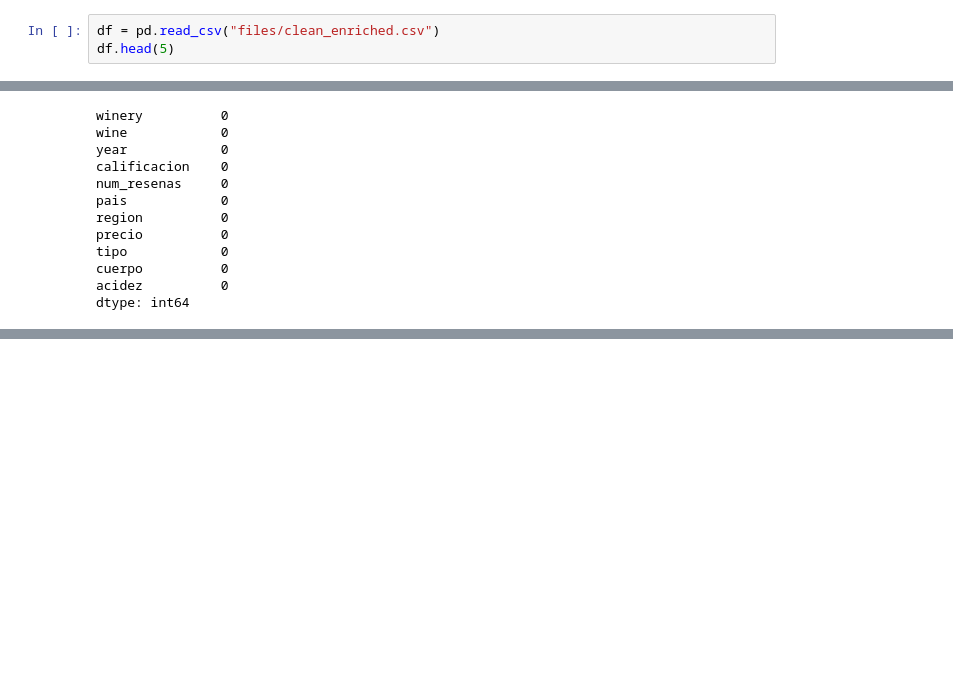
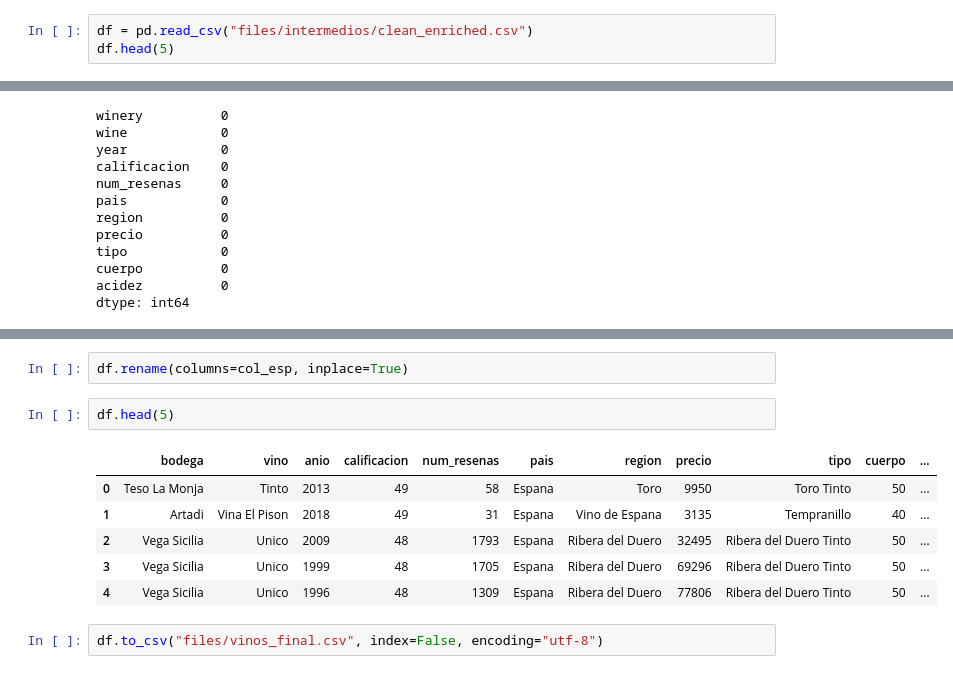
Before and after one commit to NataliaHerrera-DA/proyecto-da-promo-60-modulo-4-team-1, a Jupyter notebook: ETL.ipynb, the cells around one changed output, grey strips where cells are left out. Drawn from its saved outputs; the diff is of its cells as text; blank space fills up the shorter version.

Commit message:
vinos_final actualización

```diff
--- a/ETL.ipynb
+++ b/ETL.ipynb
@@ -590,7 +590,7 @@ cuerpo          165
 acidez          165
 dtype: int64
 # %%
-df = pd.read_csv("files/clean_enriched.csv")
+df = pd.read_csv("files/intermedios/clean_enriched.csv")
 df.head(5)
 # %% [output]
 |  | winery | wine | year | calificacion | num_resenas | pais | region | precio | tipo | cuerpo | ... |
@@ -622,0 +644,13 @@ dtype: int64
+# %%
+df.rename(columns=col_esp, inplace=True)
+# %%
+df.head(5)
+# %% [output]
+|  | bodega | vino | anio | calificacion | num_resenas | pais | region | precio | tipo | cuerpo | ... |
+| 0 | Teso La Monja | Tinto | 2013 | 49 | 58 | Espana | Toro | 9950 | Toro Tinto | 50 | ... |
+| 1 | Artadi | Vina El Pison | 2018 | 49 | 31 | Espana | Vino de Espana | 3135 | Tempranillo | 40 | ... |
+| 2 | Vega Sicilia | Unico | 2009 | 48 | 1793 | Espana | Ribera del Duero | 32495 | Ribera del Duero Tinto | 50 | ... |
+| 3 | Vega Sicilia | Unico | 1999 | 48 | 1705 | Espana | Ribera del Duero | 69296 | Ribera del Duero Tinto | 50 | ... |
+| 4 | Vega Sicilia | Unico | 1996 | 48 | 1309 | Espana | Ribera del Duero | 77806 | Ribera del Duero Tinto | 50 | ... |
+# %%
+df.to_csv("files/vinos_final.csv", index=False, encoding="utf-8")
```
Also changed, not shown: parts of 3 cells of this notebook, 5 other files.
